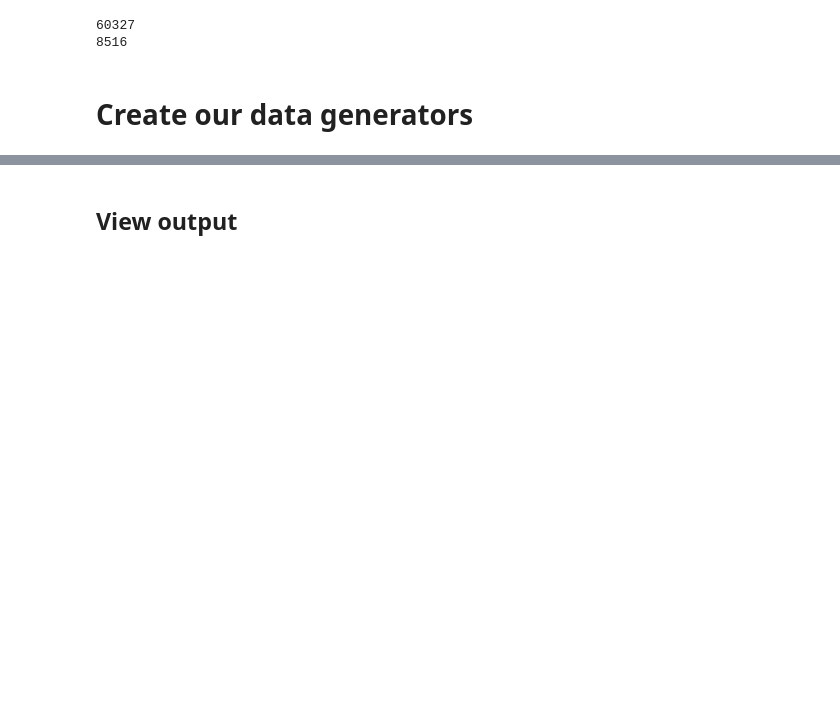
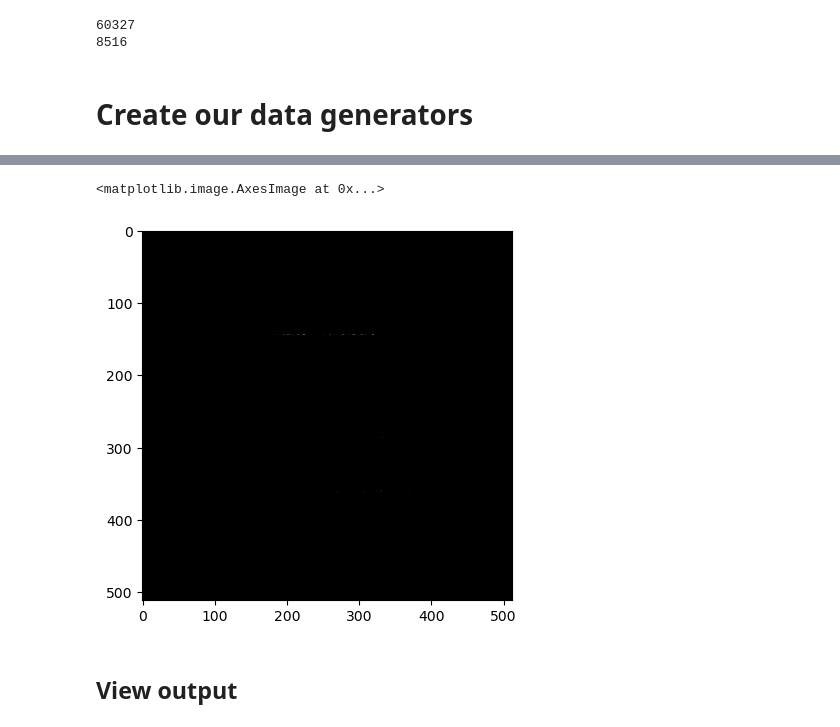
Before and after one commit to EmmaSchmidt2021/Kidney-Segmentation-Jupyter, a Jupyter notebook: (2) Model Training - Data Generator - Kidneys.ipynb, the cells around one changed output, grey strips where cells are left out. Drawn from its saved outputs; the diff is of its cells as text; code cells hidden in the pictures; blank space fills up the shorter version.

```diff
--- a/(2) Model Training - Data Generator - Kidneys.ipynb
+++ b/(2) Model Training - Data Generator - Kidneys.ipynb
@@ -378,3 +402,8 @@ print(X.shape, y.shape)
+# %%
+plt.imshow(mask, cmap="gray")
+# %% [output]
+<matplotlib.image.AxesImage at 0x...>
+[figure, added]
 # %% [markdown]
 ## View output
 # %%
```
Also changed, not shown: parts of 10 cells of this notebook, 7 other files.
